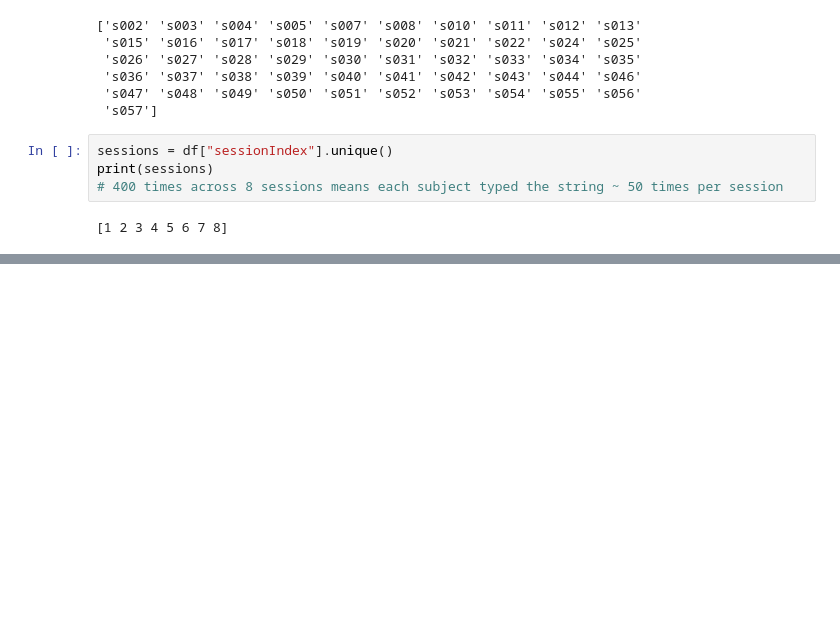
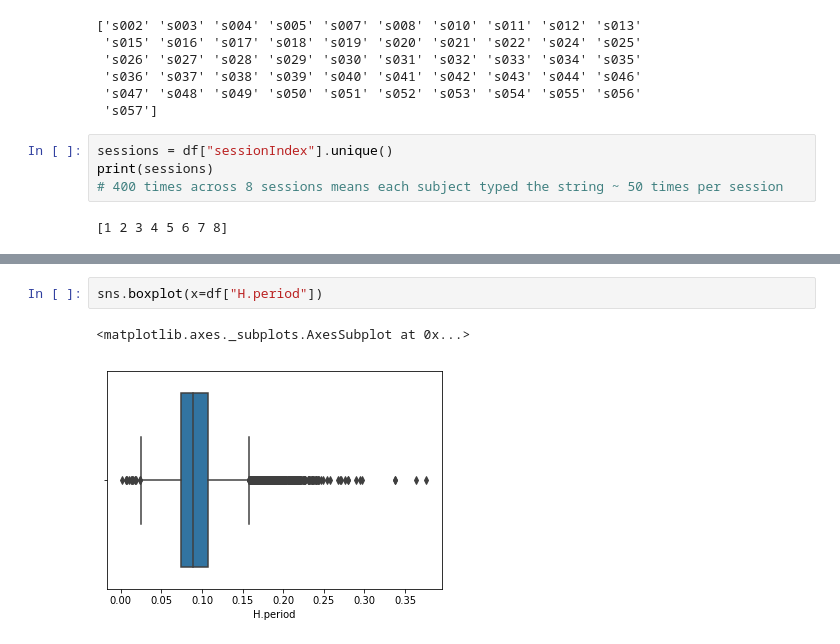
Before and after one commit to antonyfray/keystroke-dynamics-cmu, a Jupyter notebook: nb.ipynb, the cells around one changed output, grey strips where cells are left out. Drawn from its saved outputs; the diff is of its cells as text; blank space fills up the shorter version.

Commit message:
Tidied up and added box plots

```diff
--- a/nb.ipynb
+++ b/nb.ipynb
@@ -91,0 +132,5 @@ sns.pairplot(df.filter(['UD.period.t','UD.t.i','UD.i.e','UD.e.five','UD.five.Shi
+# %%
+sns.boxplot(x=df["H.period"])
+# %% [output]
+<matplotlib.axes._subplots.AxesSubplot at 0x...>
+[figure, added]
```
Also changed, not shown: parts of 17 cells of this notebook.
